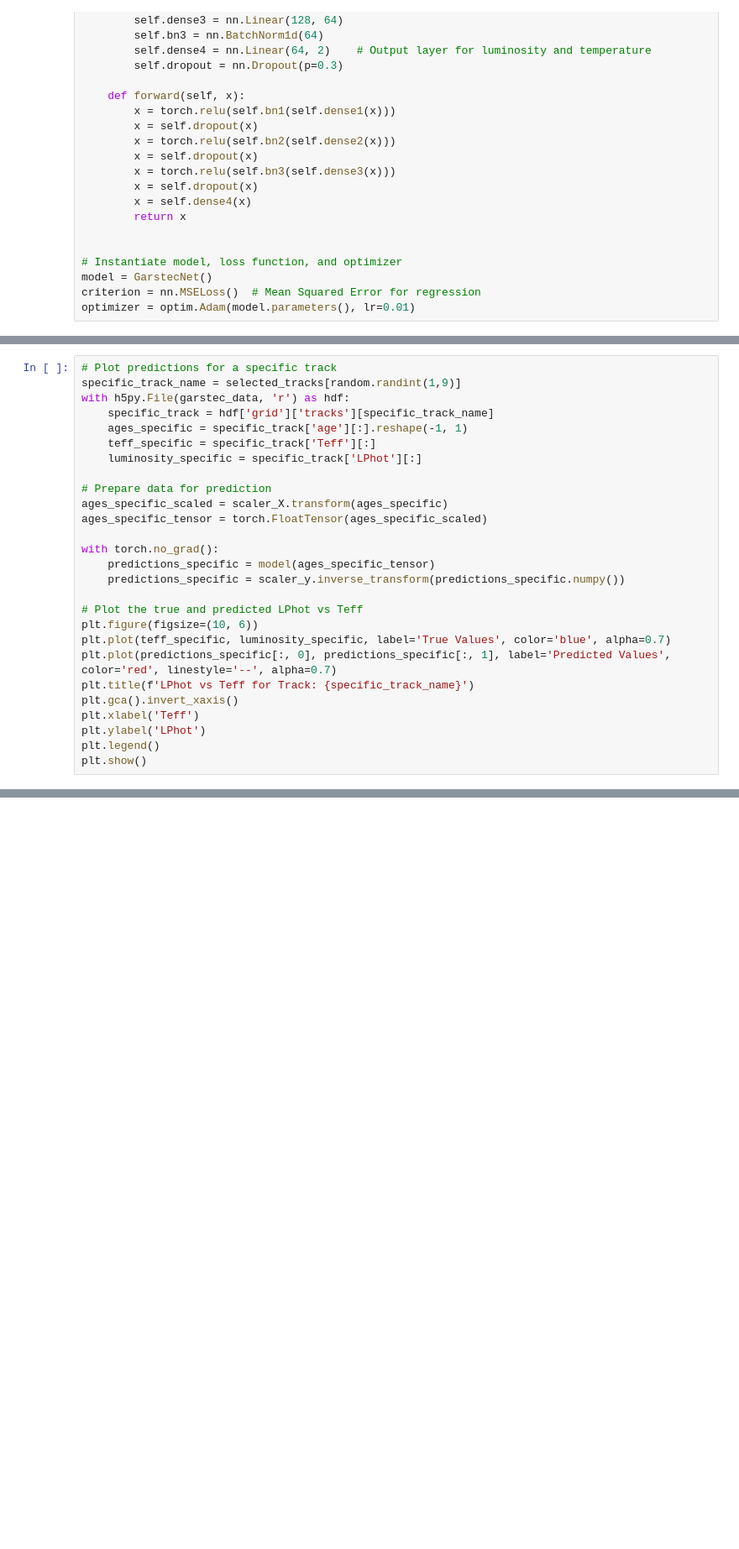
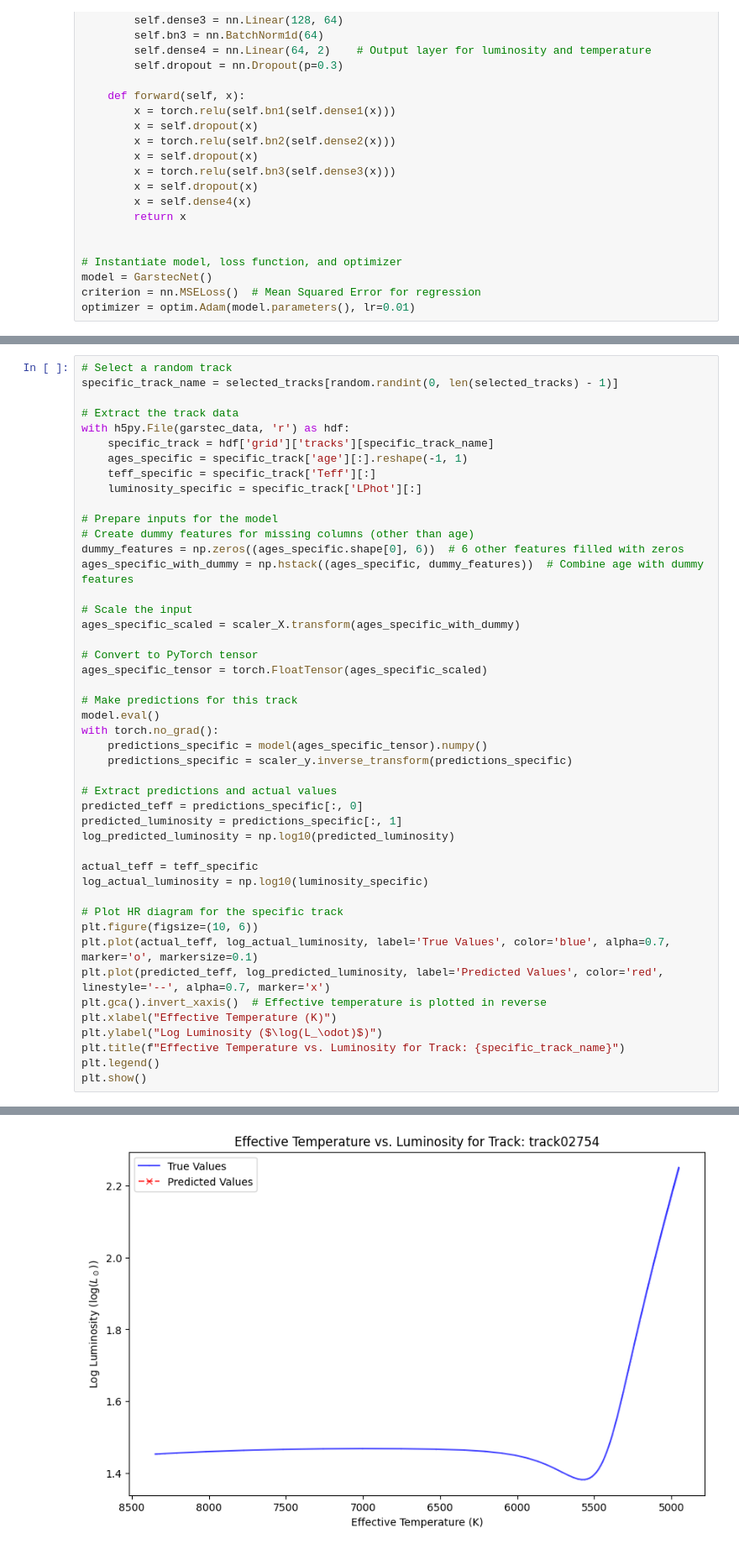
Before and after one commit to ruddock321/y4project, a Jupyter notebook: dev/multiTrackGarstecNN.ipynb, the cells around one changed output, grey strips where cells are left out. Shown at 84% size. Saved outputs shown, nothing was run; the diff lists cells and outputs as text; blank space fills up the shorter version.

```diff
--- a/dev/multiTrackGarstecNN.ipynb
+++ b/dev/multiTrackGarstecNN.ipynb
@@ -183,28 +200,47 @@ Mean Absolute Error: 218.0256
 # %%
-# Plot predictions for a specific track
-specific_track_name = selected_tracks[random.randint(1,9)]
+# Select a random track
+specific_track_name = selected_tracks[random.randint(0, len(selected_tracks) - 1)]
+
+# Extract the track data
 with h5py.File(garstec_data, 'r') as hdf:
     specific_track = hdf['grid']['tracks'][specific_track_name]
     ages_specific = specific_track['age'][:].reshape(-1, 1)
     teff_specific = specific_track['Teff'][:]
     luminosity_specific = specific_track['LPhot'][:]
 
-# Prepare data for prediction
-ages_specific_scaled = scaler_X.transform(ages_specific)
+# Prepare inputs for the model
+# Create dummy features for missing columns (other than age)
+dummy_features = np.zeros((ages_specific.shape[0], 6))  # 6 other features filled with zeros
+ages_specific_with_dummy = np.hstack((ages_specific, dummy_features))  # Combine age with dummy features
+
+# Scale the input
+ages_specific_scaled = scaler_X.transform(ages_specific_with_dummy)
+
+# Convert to PyTorch tensor
 ages_specific_tensor = torch.FloatTensor(ages_specific_scaled)
 
+# Make predictions for this track
+model.eval()
 with torch.no_grad():
-    predictions_specific = model(ages_specific_tensor)
-    predictions_specific = scaler_y.inverse_transform(predictions_specific.numpy())
+    predictions_specific = model(ages_specific_tensor).numpy()
+    predictions_specific = scaler_y.inverse_transform(predictions_specific)
 
-# Plot the true and predicted LPhot vs Teff
+# Extract predictions and actual values
+predicted_teff = predictions_specific[:, 0]
+predicted_luminosity = predictions_specific[:, 1]
+log_predicted_luminosity = np.log10(predicted_luminosity)
+
+actual_teff = teff_specific
+log_actual_luminosity = np.log10(luminosity_specific)
+
+# Plot HR diagram for the specific track
 plt.figure(figsize=(10, 6))
-plt.plot(teff_specific, luminosity_specific, label='True Values', color='blue', alpha=0.7)
-plt.plot(predictions_specific[:, 0], predictions_specific[:, 1], label='Predicted Values', color='red', linestyle='--', alpha=0.7)
-plt.title(f'LPhot vs Teff for Track: {specific_track_name}')
-plt.gca().invert_xaxis()
-plt.xlabel('Teff')
-plt.ylabel('LPhot')
+plt.plot(actual_teff, log_actual_luminosity, label='True Values', color='blue', alpha=0.7, marker='o', markersize=0.1)
+plt.plot(predicted_teff, log_predicted_luminosity, label='Predicted Values', color='red', linestyle='--', alpha=0.7, marker='x')
+plt.gca().invert_xaxis()  # Effective temperature is plotted in reverse
+plt.xlabel("Effective Temperature (K)")
+plt.ylabel("Log Luminosity ($\log(L_\odot)$)")
+plt.title(f"Effective Temperature vs. Luminosity for Track: {specific_track_name}")
 plt.legend()
 plt.show()
 # %% [output]
@@ -211,0 +247 @@ ValueError: X has 1 features, but StandardScaler is expecting 7 features as inpu
+[figure, added]
```
Also changed, not shown: parts of 4 cells of this notebook.
